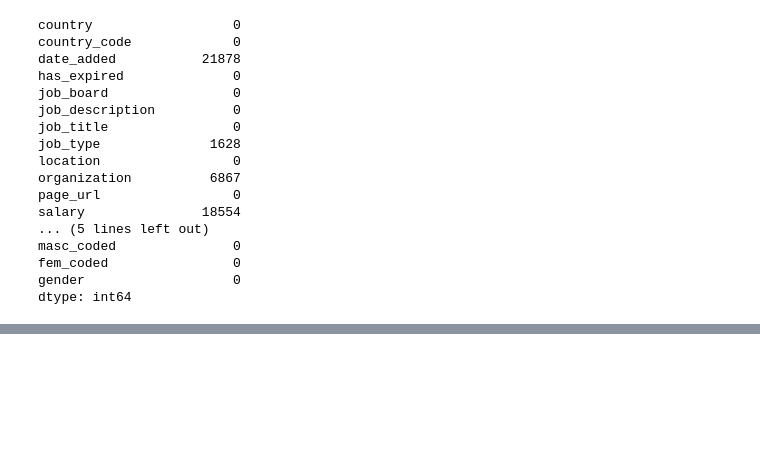
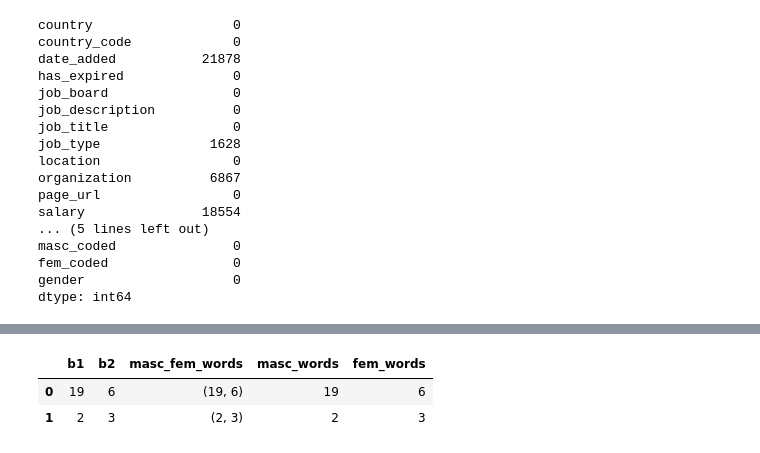
Before and after one commit to reneSalmon/fairjobs, a Jupyter notebook: notebooks/basemodel.ipynb, the cells around one changed output, grey strips where cells are left out. Saved outputs shown, nothing was run; the diff lists cells and outputs as text; code cells hidden in the pictures; blank space fills up the shorter version.

```diff
--- a/notebooks/basemodel.ipynb
+++ b/notebooks/basemodel.ipynb
@@ -376,6 +376,20 @@ def masc_words(text):
 masc_words(test)
 # %% [output]
 20
+# %%
+def fem_masc_words(text):
+    n_masc_words = 0
+    n_fem_words = 0
+
+    for word in text:
+        if word in extended_masc_vocab:
+            # print(word)
+            n_masc_words += 1
+        if word in extended_fem_vocab:
+            # print(word)
+            n_fem_words += 1
+
+    return n_fem_words, n_masc_words
 # %%
 fem_similar_words(test)
 # %% [output]
@@ -444,3 +458,15 @@ data.iloc[[9566]]
 # %% [output]
 |  | country | country_code | date_added | has_expired | job_board | job_description | job_title | job_type | ... |
 | 9566 | United States of America | US | NaN | No | jobs.monster.com | Compu-Net Systems has an immediat... | IT Support Technician | Full Time | ... |
+# %%
+df = pd.DataFrame()
+# %%
+df['masc_fem_words'] = data['clean_description'][0:2].apply(fem_masc_words)
+# %%
+df[['masc_words', 'fem_words']] = pd.DataFrame(df['masc_fem_words'].tolist(), index=df.index)
+# %%
+df
+# %% [output]
+|  | b1 | b2 | masc_fem_words | masc_words | fem_words |
+| 0 | 19 | 6 | (19, 6) | 19 | 6 |
+| 1 | 2 | 3 | (2, 3) | 2 | 3 |
```
Also changed, not shown: parts of 5 cells of this notebook, 3 other files.
